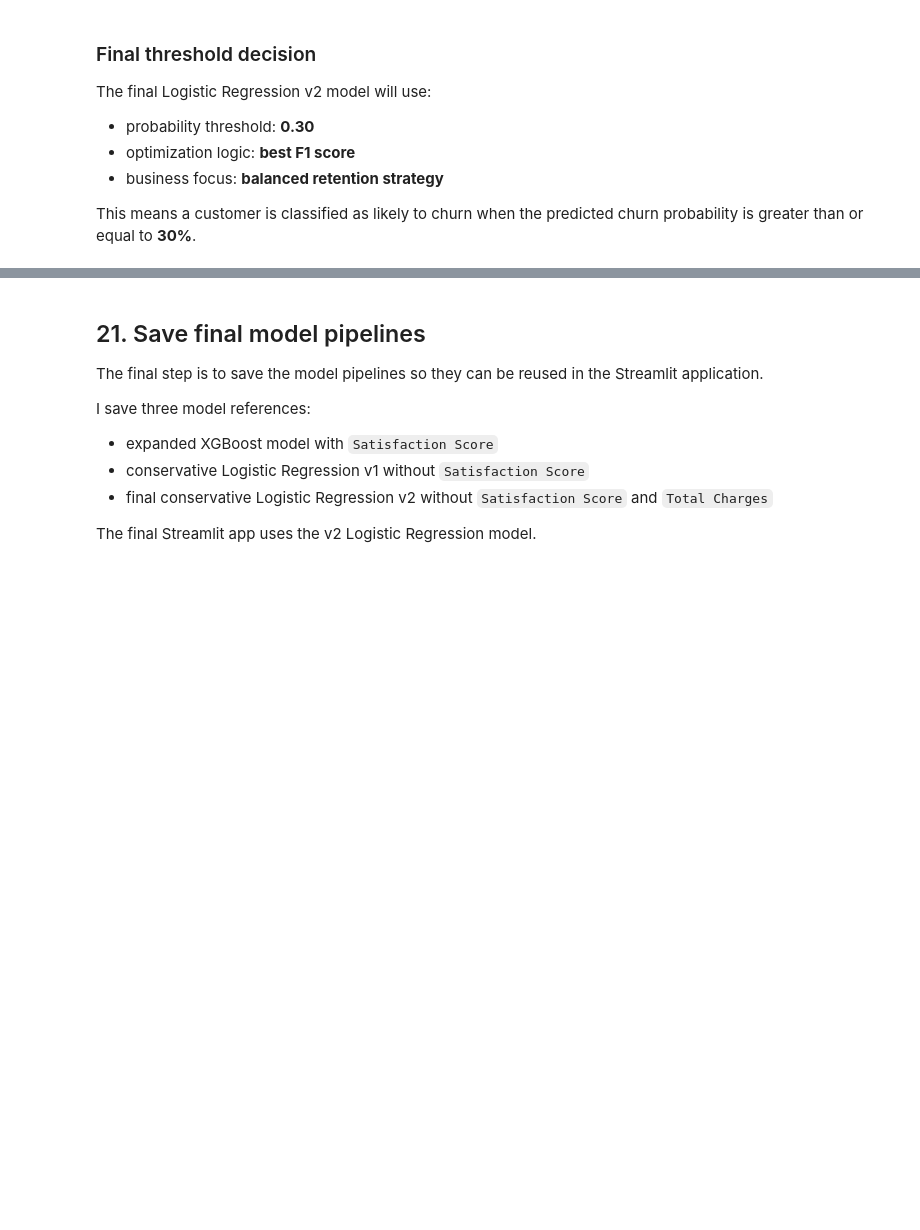
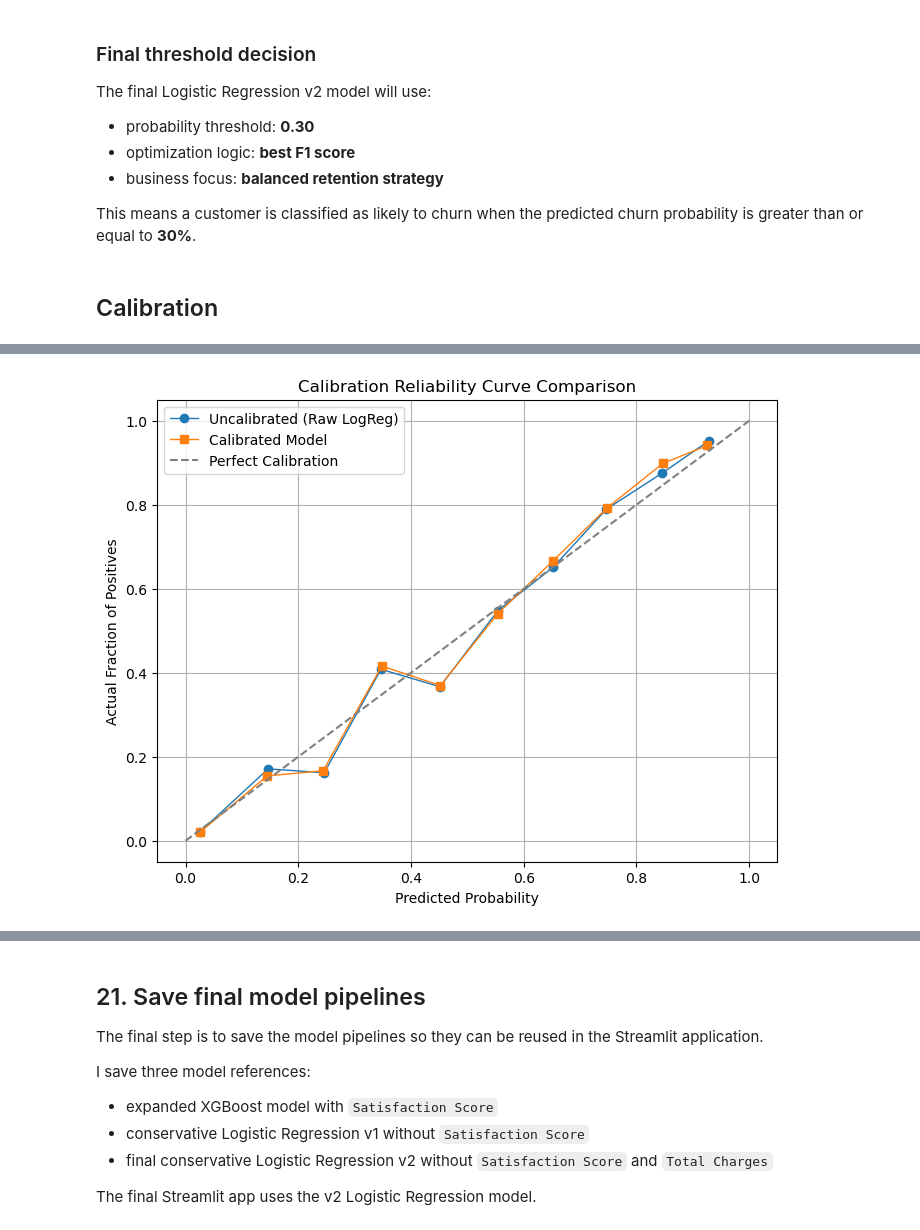
Before and after one commit to GulsaraMirzayeva/telco-churn-capstone, a Jupyter notebook: notebooks/06_model_tuning_and_final_selection.ipynb, the cells around one changed output, grey strips where cells are left out. Drawn from its saved outputs; the diff is of its cells as text; code cells hidden in the pictures; blank space fills up the shorter version.

```diff
--- a/notebooks/06_model_tuning_and_final_selection.ipynb
+++ b/notebooks/06_model_tuning_and_final_selection.ipynb
@@ -1532,3 +1554,82 @@ The final Logistic Regression v2 model will use:
 - business focus: **balanced retention strategy**
 
 This means a customer is classified as likely to churn when the predicted churn probability is greater than or equal to **30%**.
+# %% [markdown]
+## Calibration
+# %%
+from sklearn.calibration import CalibratedClassifierCV, calibration_curve
+from sklearn.metrics import classification_report, confusion_matrix
+
+# =====================================================================
+# 1. MODEL CALIBRATION AND FITTING
+# =====================================================================
+
+print("1. Initializing and fitting the calibrated model...")
+# Using the un-fitted pipeline 'logreg_pipeline_v2' to train the calibrator.
+# 'cv=5' will handle internal cross-validation automatically.
+calibrated_model = CalibratedClassifierCV(estimator=logreg_pipeline_v2, cv=5)
+calibrated_model.fit(X_train, y_train)
+
+# Fitting the raw pipeline independently to extract raw probabilities
+logreg_pipeline_v2.fit(X_train, y_train)
+
+# Generating probability predictions for the test dataset
+y_prob_raw = logreg_pipeline_v2.predict_proba(X_test)[:, 1]
+y_prob_cal = calibrated_model.predict_proba(X_test)[:, 1]
+print("Probabilities successfully calculated!")
+
+
+# =====================================================================
+# 2. CALIBRATION CURVE (RELIABILITY DIAGRAM) VISUALIZATION
+# =====================================================================
+
+print("\n2. Plotting calibration reliability curves...")
+prob_true_raw, prob_pred_raw = calibration_curve(y_test, y_prob_raw, n_bins=10)
+prob_true_cal, prob_pred_cal = calibration_curve(y_test, y_prob_cal, n_bins=10)
+
+plt.figure(figsize=(8, 6))
+plt.plot(prob_pred_raw, prob_true_raw, marker='o', linewidth=1, label='Uncalibrated (Raw LogReg)')
+plt.plot(prob_pred_cal, prob_true_cal, marker='s', linewidth=1, label='Calibrated Model')
+plt.plot([0, 1], [0, 1], linestyle='--', color='gray', label='Perfect Calibration')
+
+plt.xlabel('Predicted Probability')
+plt.ylabel('Actual Fraction of Positives')
+plt.title('Calibration Reliability Curve Comparison')
+plt.legend()
+plt.grid(True)
+plt.show()
+
+
+# =====================================================================
+# 3. APPLYING BUSINESS THRESHOLD (0.30) & EVALUATION
+# =====================================================================
+
+print("\n3. Applying custom business decision threshold (0.30)...")
+custom_threshold = 0.30
+y_pred_final = (y_prob_cal >= custom_threshold).astype(int)
+
+# Classification metrics evaluation
+print("\n--- Final Calibrated Model Performance Evaluation (Threshold: 0.30) ---")
+print(classification_report(y_test, y_pred_final))
+
+print("Confusion Matrix:")
+print(confusion_matrix(y_test, y_pred_final))
+
+
+# =====================================================================
+# 4. EXPORTING THE FINAL MODEL (FOR DEPLOYMENT)
+# =====================================================================
+
+print("\n4. Exporting the trained calibrated model...")
+models_dir = Path("../models")
+models_dir.mkdir(parents=True, exist_ok=True)
+
+# Saving the calibrated model object since it wraps both preprocessing and calibration
+joblib.dump(
+    calibrated_model,
+    models_dir / "final_calibrated_logistic_regression_pipeline.joblib"
+)
+
+print(f"Success! Model successfully saved to: {models_dir / 'final_calibrated_logistic_regression_pipeline.joblib'}")
+print("\n--- Calibration workflow completed successfully ---")
+# %% [output]
@@ -1534,0 +1640 @@ This means a customer is classified as likely to churn when the predicted churn
+[figure, added]
```
Also changed, not shown: parts of 3 cells of this notebook, 2 other files.
